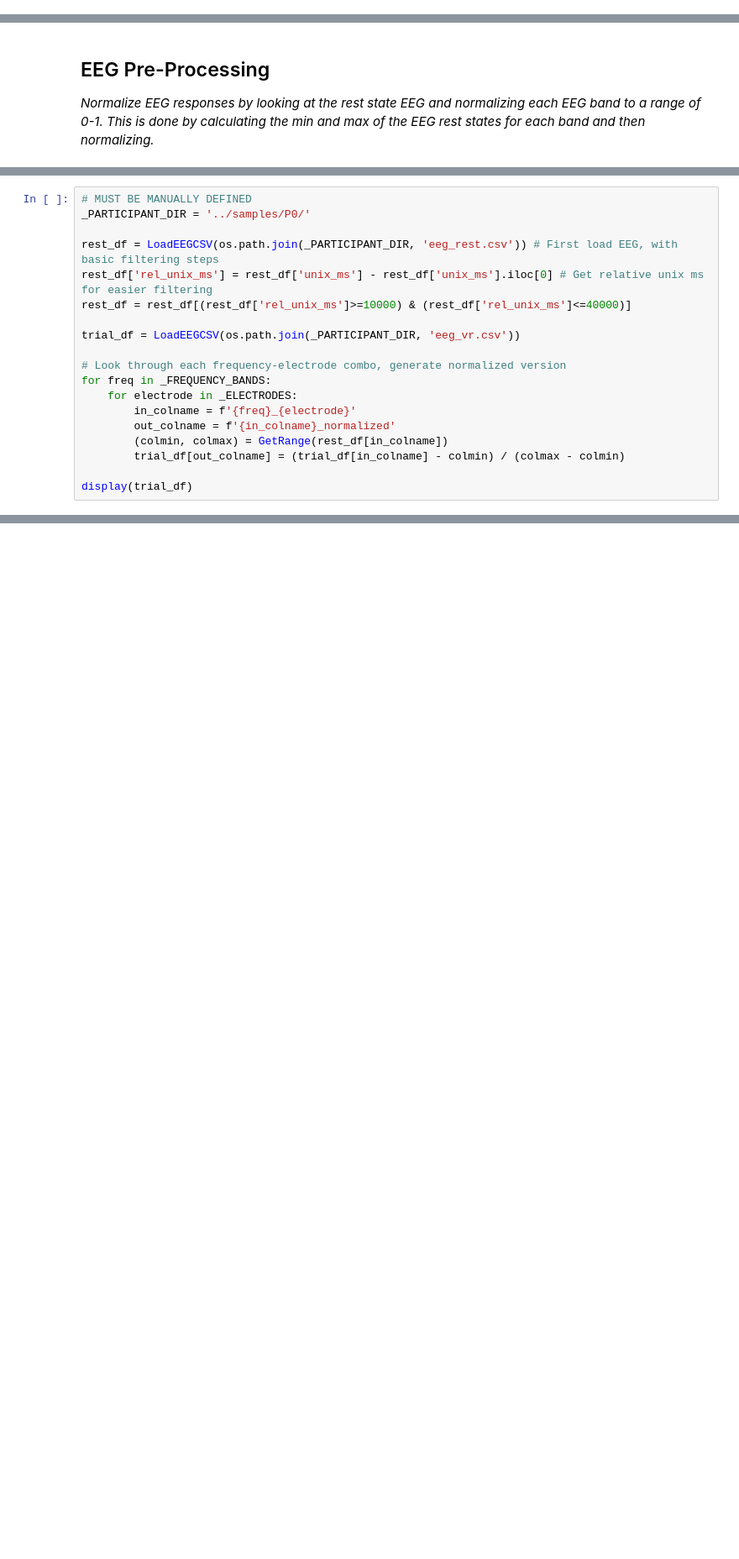
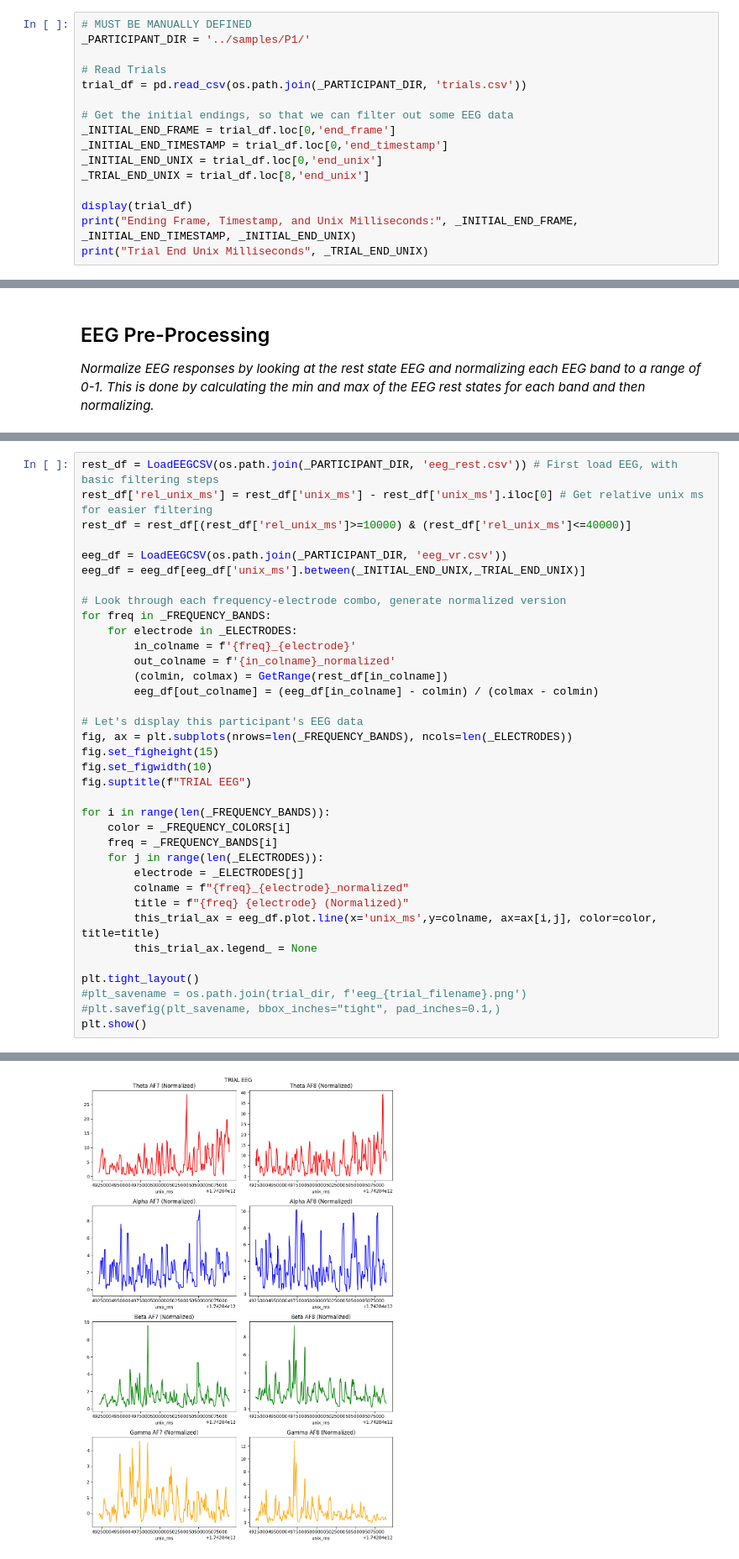
Before and after one commit to SimpleDevs-AR-VR/Meta-Quest-Pro-LensCorrection, a Jupyter notebook: src/streetsim-eeg-gaze.ipynb, the cells around one changed output, grey strips where cells are left out. Shown at 84% size. Drawn from its saved outputs; the diff is of its cells as text; blank space fills up the shorter version.

```diff
--- a/src/streetsim-eeg-gaze.ipynb
+++ b/src/streetsim-eeg-gaze.ipynb
@@ -86,0 +109,16 @@ Doing ANYTHING related to spatial distribution or proxemics leads to autocorrela
+# %%
+# MUST BE MANUALLY DEFINED
+_PARTICIPANT_DIR = '../samples/P1/'
+
+# Read Trials
+trial_df = pd.read_csv(os.path.join(_PARTICIPANT_DIR, 'trials.csv'))
+
+# Get the initial endings, so that we can filter out some EEG data
+_INITIAL_END_FRAME = trial_df.loc[0,'end_frame']
+_INITIAL_END_TIMESTAMP = trial_df.loc[0,'end_timestamp']
+_INITIAL_END_UNIX = trial_df.loc[0,'end_unix']
+_TRIAL_END_UNIX = trial_df.loc[8,'end_unix']
+
+display(trial_df)
+print("Ending Frame, Timestamp, and Unix Milliseconds:", _INITIAL_END_FRAME, _INITIAL_END_TIMESTAMP, _INITIAL_END_UNIX)
+print("Trial End Unix Milliseconds", _TRIAL_END_UNIX)
@@ -121,12 +168,10 @@ def NormalizeToRange(df, in_colname, out_colname, colmin, colmax):
 # %%
-# MUST BE MANUALLY DEFINED
-_PARTICIPANT_DIR = '../samples/P0/'
-
 rest_df = LoadEEGCSV(os.path.join(_PARTICIPANT_DIR, 'eeg_rest.csv')) # First load EEG, with basic filtering steps
 rest_df['rel_unix_ms'] = rest_df['unix_ms'] - rest_df['unix_ms'].iloc[0] # Get relative unix ms for easier filtering
 rest_df = rest_df[(rest_df['rel_unix_ms']>=10000) & (rest_df['rel_unix_ms']<=40000)]
 
-trial_df = LoadEEGCSV(os.path.join(_PARTICIPANT_DIR, 'eeg_vr.csv'))
+eeg_df = LoadEEGCSV(os.path.join(_PARTICIPANT_DIR, 'eeg_vr.csv'))
+eeg_df = eeg_df[eeg_df['unix_ms'].between(_INITIAL_END_UNIX,_TRIAL_END_UNIX)]
 
 # Look through each frequency-electrode combo, generate normalized version
 for freq in _FREQUENCY_BANDS:
@@ -134,7 +179,26 @@ for freq in _FREQUENCY_BANDS:
         in_colname = f'{freq}_{electrode}'
         out_colname = f'{in_colname}_normalized'
         (colmin, colmax) = GetRange(rest_df[in_colname])
-        trial_df[out_colname] = (trial_df[in_colname] - colmin) / (colmax - colmin)
+        eeg_df[out_colname] = (eeg_df[in_colname] - colmin) / (colmax - colmin)
 
-display(trial_df)
+# Let's display this participant's EEG data
+fig, ax = plt.subplots(nrows=len(_FREQUENCY_BANDS), ncols=len(_ELECTRODES))
+fig.set_figheight(15)
+fig.set_figwidth(10)
+fig.suptitle(f"TRIAL EEG")
+
+for i in range(len(_FREQUENCY_BANDS)):
+    color = _FREQUENCY_COLORS[i]
+    freq = _FREQUENCY_BANDS[i]
+    for j in range(len(_ELECTRODES)):
+        electrode = _ELECTRODES[j]
+        colname = f"{freq}_{electrode}_normalized"
+        title = f"{freq} {electrode} (Normalized)"
+        this_trial_ax = eeg_df.plot.line(x='unix_ms',y=colname, ax=ax[i,j], color=color, title=title)
+        this_trial_ax.legend_ = None
+
+plt.tight_layout()
+#plt_savename = os.path.join(trial_dir, f'eeg_{trial_filename}.png')
+#plt.savefig(plt_savename, bbox_inches="tight", pad_inches=0.1,)
+plt.show()
 # %% [output]
@@ -154,3 +205,4 @@ display(trial_df)
+[figure, added]
 # %% [markdown]
 ## Identifying Events
 
```
Also changed, not shown: parts of 28 cells of this notebook.
